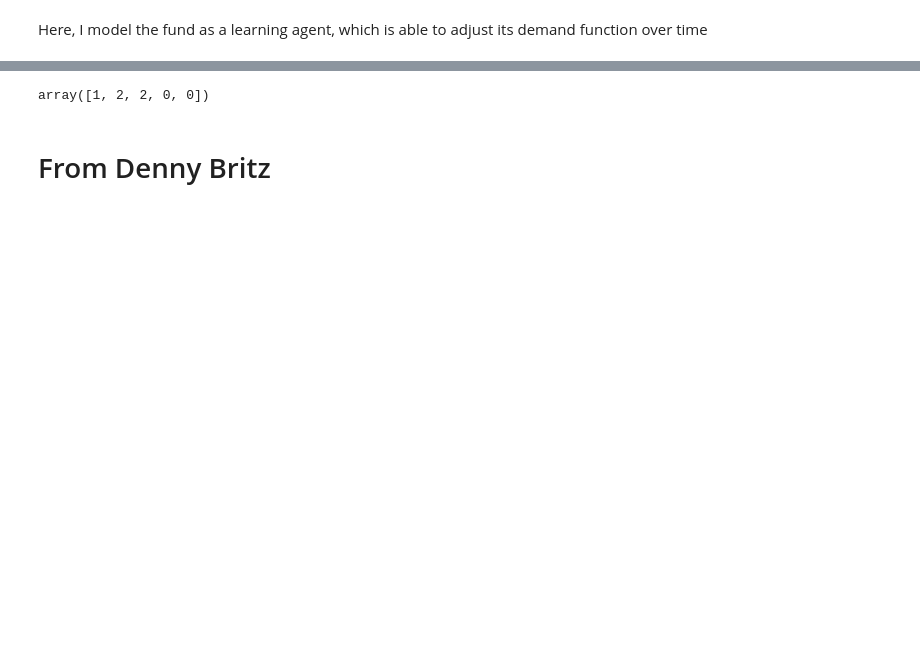
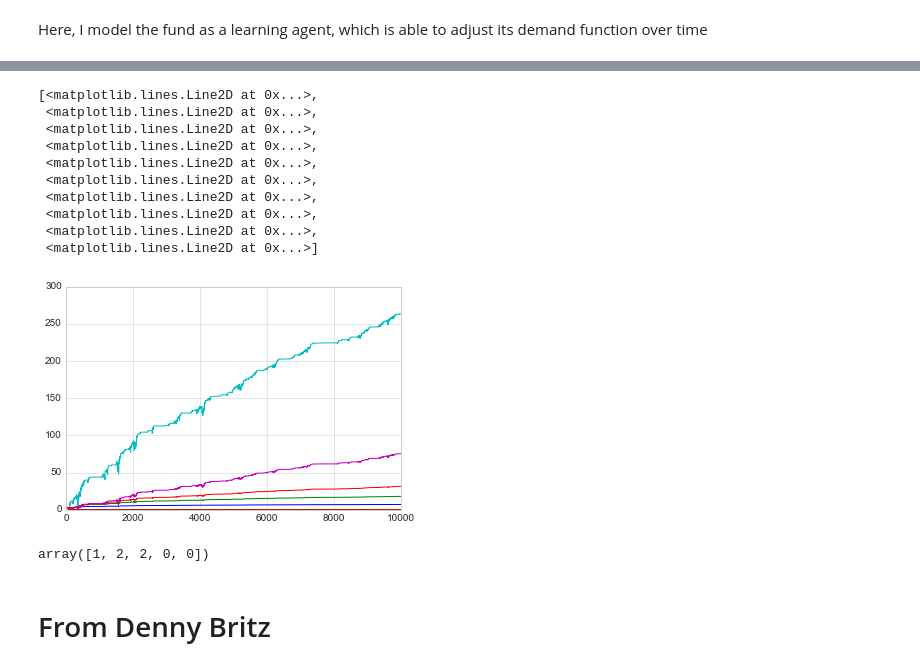
Before and after one commit to sertainly/intelligent_fund_via_RL, a Jupyter notebook: learning_fund.ipynb, the cells around one changed output, grey strips where cells are left out. Cells and saved outputs as stored; diff of their text form; code cells hidden in the pictures; blank space fills up the shorter version.

```diff
--- a/learning_fund.ipynb
+++ b/learning_fund.ipynb
@@ -235,10 +206,0 @@ class LearningFund(Fund):
-# %%
-fund = LearningFund()
-
-initial_price = 1
-initial_wealth = 2
-initial_cash = initial_wealth
-initial_shares = 0
-initial_activation_delay = 0
-
-initial_state = np.array([initial_price, initial_wealth, initial_cash, initial_shares, initial_activation_delay])
@@ -245,4 +242,8 @@ initial_state = np.array([initial_price, initial_wealth, initial_cash, initial_s
 # %%
+#from Meisser:
+minPrice = 0.01
+maxPrice = 5
+
 def calculate_excess_demand(xi_t, funds, p_t):
     demand = xi_t / p_t
     for f in funds:
@@ -335 +340,15 @@ env.step(5)
+# %%
+plt.plot(funds_wealth)
+# %% [output]
+[<matplotlib.lines.Line2D at 0x...>,
+ <matplotlib.lines.Line2D at 0x...>,
+ <matplotlib.lines.Line2D at 0x...>,
+ <matplotlib.lines.Line2D at 0x...>,
+ <matplotlib.lines.Line2D at 0x...>,
+ <matplotlib.lines.Line2D at 0x...>,
+ <matplotlib.lines.Line2D at 0x...>,
+ <matplotlib.lines.Line2D at 0x...>,
+ <matplotlib.lines.Line2D at 0x...>,
+ <matplotlib.lines.Line2D at 0x...>]
+[figure, added]
 # %%
```
Also changed, not shown: parts of 14 cells of this notebook, 5 other files.
